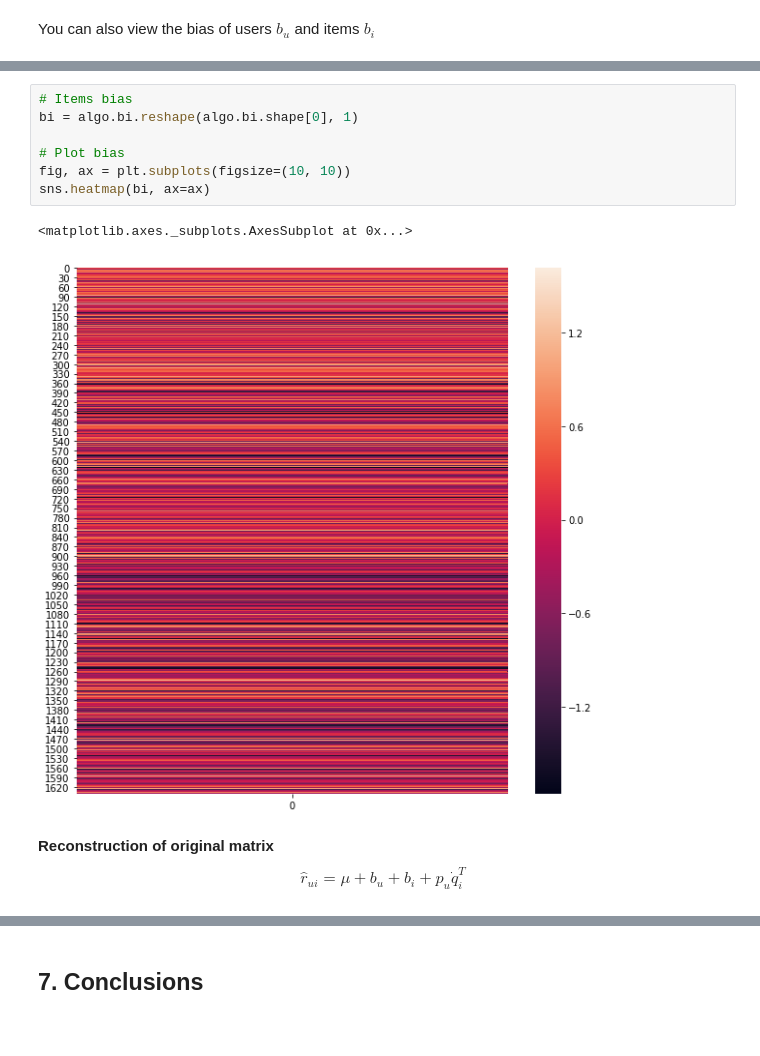
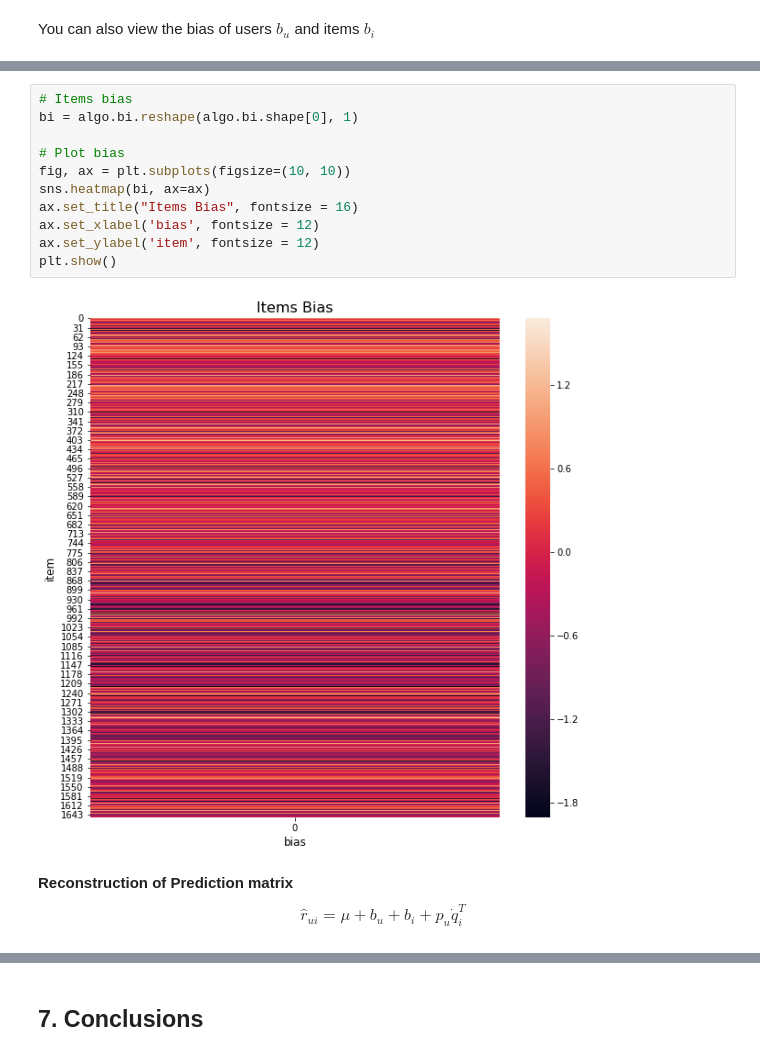
Before and after one commit to ansegura7/RS_Surprise, a Jupyter notebook: code/RS_SVD.ipynb, the cells around one changed output, grey strips where cells are left out. Cells and saved outputs as stored; diff of their text form; blank space fills up the shorter version.

```diff
--- a/code/RS_SVD.ipynb
+++ b/code/RS_SVD.ipynb
@@ -249,15 +275,18 @@ sns.heatmap(bu, ax=ax)
 # %%
 # Items bias
 bi = algo.bi.reshape(algo.bi.shape[0], 1)
 
 # Plot bias
 fig, ax = plt.subplots(figsize=(10, 10))
 sns.heatmap(bi, ax=ax)
+ax.set_title("Items Bias", fontsize = 16)
+ax.set_xlabel('bias', fontsize = 12)
+ax.set_ylabel('item', fontsize = 12)
+plt.show()
 # %% [output]
-<matplotlib.axes._subplots.AxesSubplot at 0x...>
-[figure, old version]
+[figure, new version]
 # %% [markdown]
-**Reconstruction of original matrix**
+**Reconstruction of Prediction matrix**
 $$ \hat{r}_{ui} = \mu + b_{u} + b_{i} + p_{u} \dot q_{i}^{T} \tag{1} $$
 # %%
 # Reconstruction of original matrix
```
Also changed, not shown: parts of 23 cells of this notebook, 1 other file.
